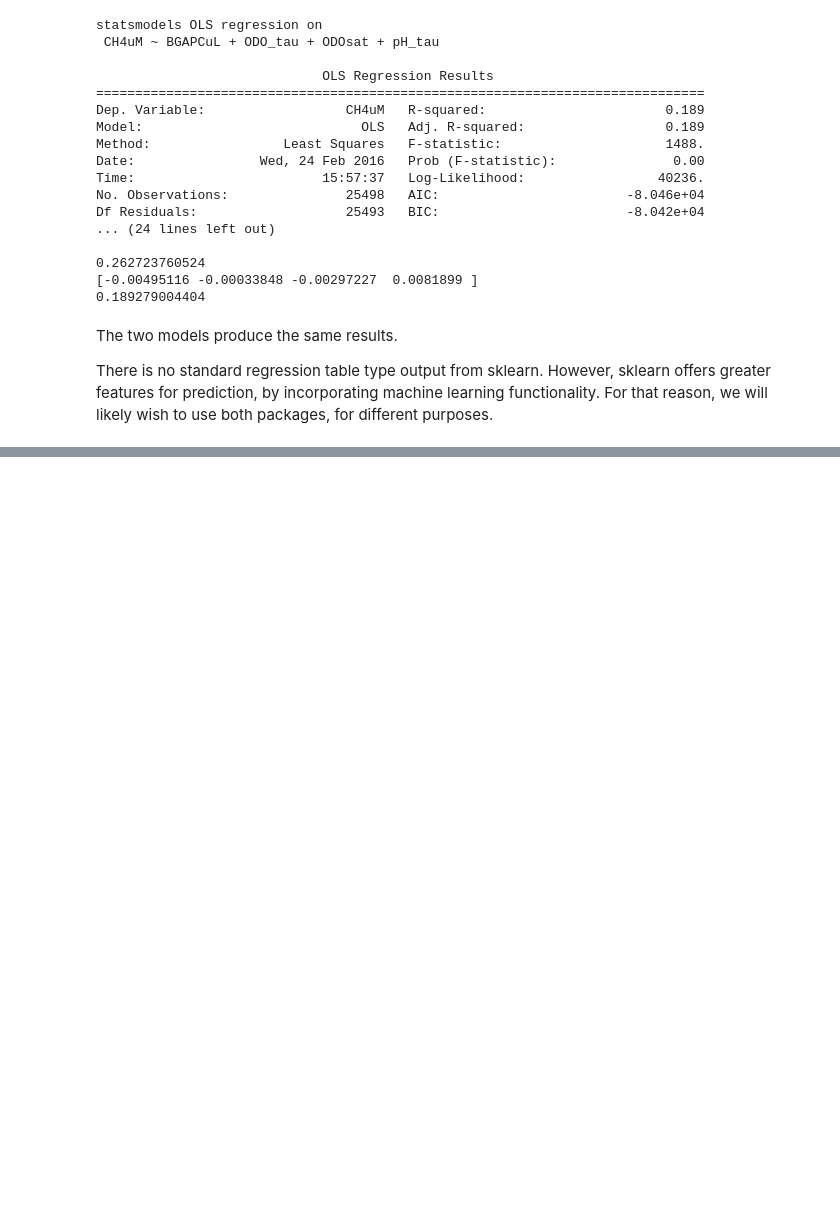
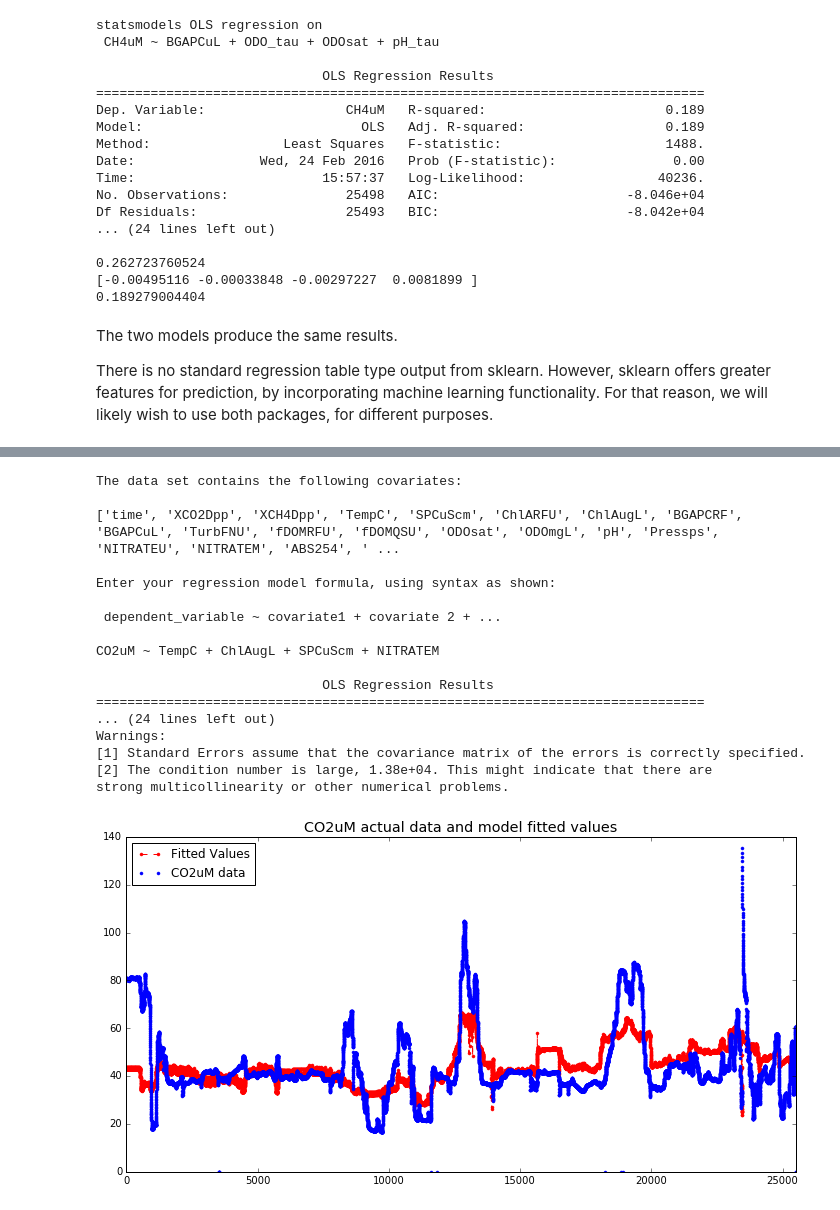
Before and after one commit to cmfeng/CSE599_Class_Project, a Jupyter notebook: Analysis/regression.ipynb, the cells around one changed output, grey strips where cells are left out. Saved outputs shown, nothing was run; the diff lists cells and outputs as text; code cells hidden in the pictures; blank space fills up the shorter version.

Commit message:
added user_model function

```diff
--- a/Analysis/regression.ipynb
+++ b/Analysis/regression.ipynb
@@ -39,0 +46,23 @@ There is no standard regression table type output from sklearn. However, sklearn
+# %%
+%matplotlib inline
+from regression import user_model
+user_model()
+# %% [output]
+The data set contains the following covariates:
+
+['time', 'XCO2Dpp', 'XCH4Dpp', 'TempC', 'SPCuScm', 'ChlARFU', 'ChlAugL', 'BGAPCRF', 'BGAPCuL', 'TurbFNU', 'fDOMRFU', 'fDOMQSU', 'ODOsat', 'ODOmgL', 'pH', 'Pressps', 'NITRATEU', 'NITRATEM', 'ABS254', ' ...
+
+Enter your regression model formula, using syntax as shown:
+
+ dependent_variable ~ covariate1 + covariate 2 + ...
+
+CO2uM ~ TempC + ChlAugL + SPCuScm + NITRATEM
+
+                             OLS Regression Results
+==============================================================================
+... (24 lines left out)
+Warnings:
+[1] Standard Errors assume that the covariance matrix of the errors is correctly specified.
+[2] The condition number is large, 1.38e+04. This might indicate that there are
+strong multicollinearity or other numerical problems.
+[figure, added]
```
Also changed, not shown: parts of 3 cells of this notebook, 1 other file.
